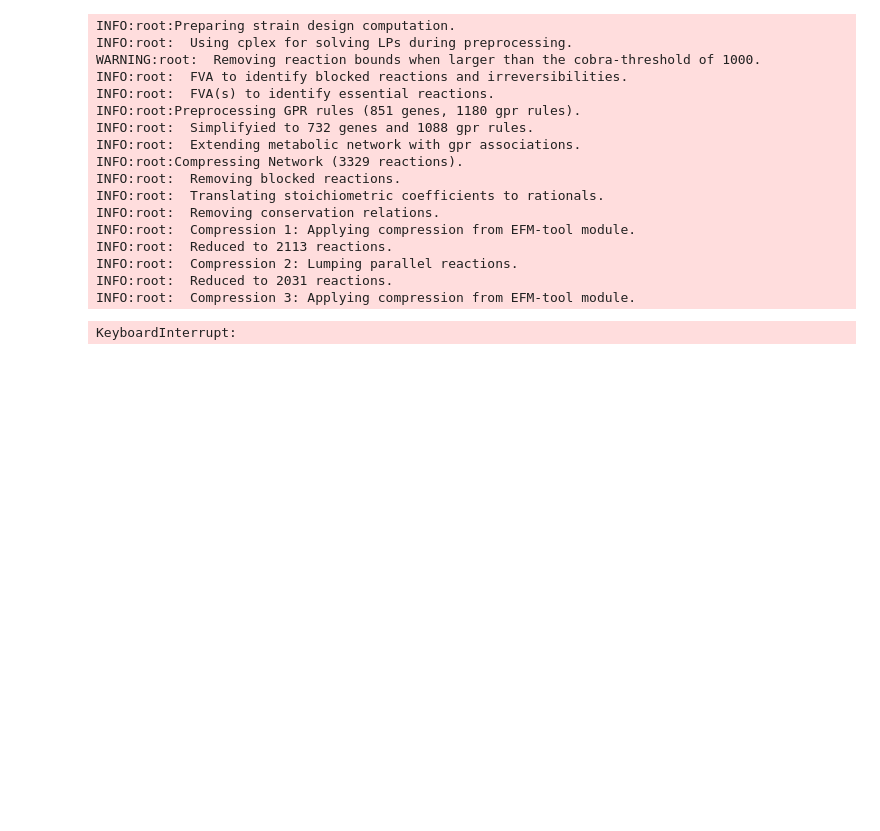
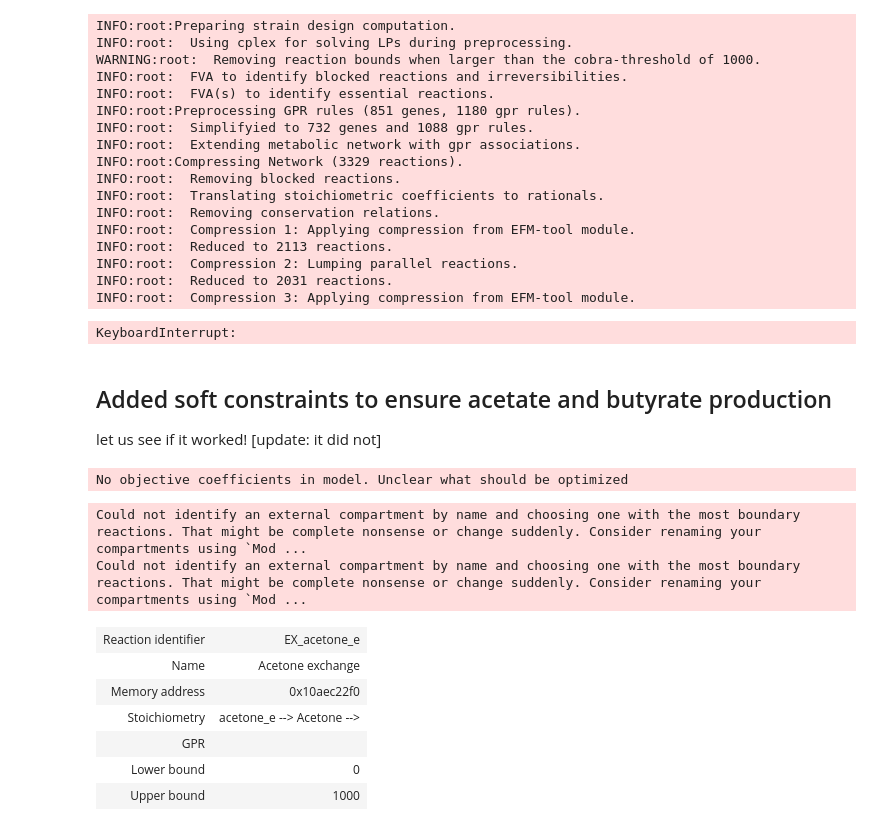
Before and after one commit to andreastallvik/BIOTBT3900, a Jupyter notebook: community_modelling/CBP_butanol/nj4_validation.ipynb, the cells around one changed output. Cells and saved outputs as stored; diff of their text form; code cells hidden in the pictures; blank space fills up the shorter version.

```diff
--- a/community_modelling/CBP_butanol/nj4_validation.ipynb
+++ b/community_modelling/CBP_butanol/nj4_validation.ipynb
@@ -459,3 +456,11 @@ INFO:root:  Compression 2: Lumping parallel reactions.
 INFO:root:  Reduced to 2031 reactions.
 INFO:root:  Compression 3: Applying compression from EFM-tool module.
 KeyboardInterrupt:
+# %% [markdown]
+## Added soft constraints to ensure acetate and butyrate production
+let us see if it worked! [update: it did not]
+# %%
+from cobra.io import read_sbml_model
+from utils import model_validation as mv
+
+nj4 = read_sbml_model('GEMs/NJ4_gapfill_soft_constraints.xml')
@@ -461,0 +475,5 @@ KeyboardInterrupt:
+# %%
+from config import ROOT_DIR
+universal_model = read_sbml_model(str(ROOT_DIR / "community_modelling" / "GEMs" / "bigg_universe.xml"))
+# %% [output]
+No objective coefficients in model. Unclear what should be optimized
@@ -461,0 +488,17 @@ KeyboardInterrupt:
+# %%
+nj4.reactions.get_by_id("BUTCT").bounds = (-1000, 1000)
+nj4.reactions.get_by_id("ACACCT").bounds = (-1000, 1000)
+nj4.reactions.get_by_id("BUTCT2").bounds = (-1000, 1000)
+
+nj4.add_boundary(nj4.metabolites.get_by_id('btoh_e'), type='exchange', reaction_id='EX_btoh_e', lb=0, ub=1000)
+nj4.add_boundary(nj4.metabolites.get_by_id('acetone_e'), type='exchange', reaction_id='EX_acetone_e', lb=0, ub=1000)
+# %% [output]
+Could not identify an external compartment by name and choosing one with the most boundary reactions. That might be complete nonsense or change suddenly. Consider renaming your compartments using `Mod ...
+Could not identify an external compartment by name and choosing one with the most boundary reactions. That might be complete nonsense or change suddenly. Consider renaming your compartments using `Mod ...
+| Reaction identifier | EX_acetone_e |
+| Name | Acetone exchange |
+| Memory address | 0x10aec22f0 |
+| Stoichiometry | acetone_e --> Acetone --> |
+| GPR |  |
+| Lower bound | 0 |
+| Upper bound | 1000 |
```
Also changed, not shown: parts of 8 cells of this notebook, 9 other files.
